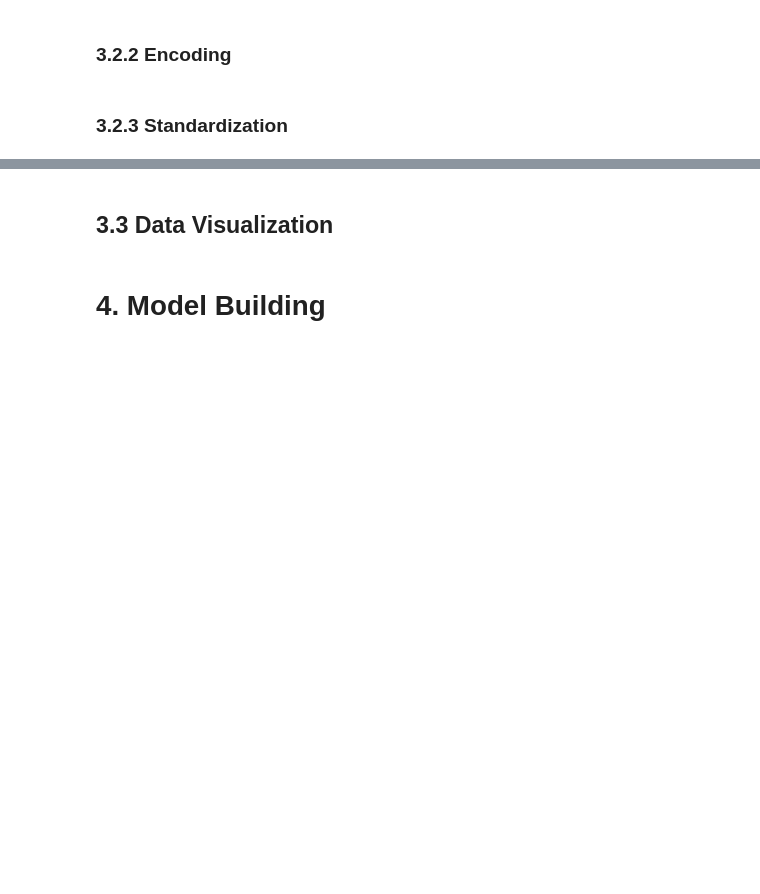
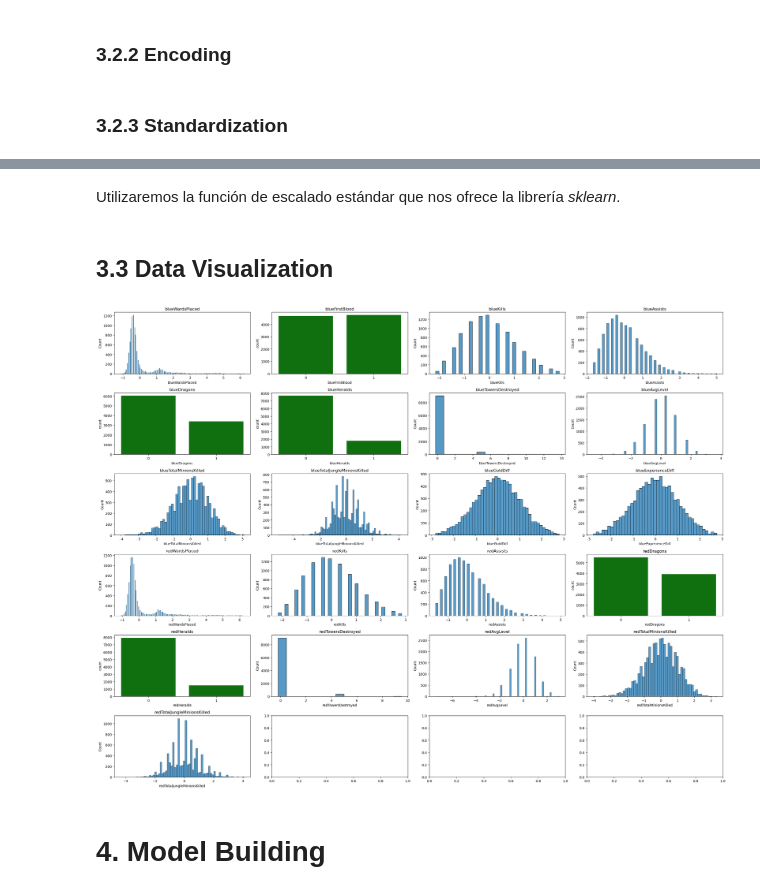
Before and after one commit to 0J0P0/Machine-Learning-Project, a Jupyter notebook: project.ipynb, the cells around one changed output, grey strips where cells are left out. Drawn from its saved outputs; the diff is of its cells as text; code cells hidden in the pictures; blank space fills up the shorter version.

```diff
--- a/project.ipynb
+++ b/project.ipynb
@@ -509,4 +502,6 @@ Tras eliminar los valores atípicos, se puede observar que a excepción de *blue
 # %%
-categorical_columns = list(dataset.dtypes[dataset.dtypes == 'O'].index.values)
+categorical_columns = ['blueFirstBlood', 'blueDragons', 'blueHeralds', 'redDragons' , 'redHeralds']
 for column in categorical_columns:
     dataset[column] = dataset[column].astype('category')
+
+dataset.dtypes
@@ -518,0 +542,2 @@ for column in categorical_columns:
+# %% [markdown]
+Utilizaremos la función de escalado estándar que nos ofrece la librería *sklearn*.
@@ -519,5 +549,18 @@ for column in categorical_columns:
 # %% [markdown]
 ## 3.3 Data Visualization
+# %%
+fig, axes = plt.subplots(6,4,figsize=(26,20))
+
+for i, c in enumerate(dataset.columns[1:]):
+    ax = axes.reshape(-1)[i]
+    if dataset[c].dtype.kind == 'O': # If categorical
+        a = sns.countplot(x=c,data=dataset,ax=ax, color='green')
+    else: # If numerical
+        b = sns.histplot(x=c,data=dataset,ax=ax)
+    t = ax.set_title(c)
+plt.tight_layout()
+# %% [output]
+[figure, added]
 # %% [markdown]
 # 4. Model Building
 # %% [markdown]
```
Also changed, not shown: parts of 20 cells of this notebook, 2 other files.
